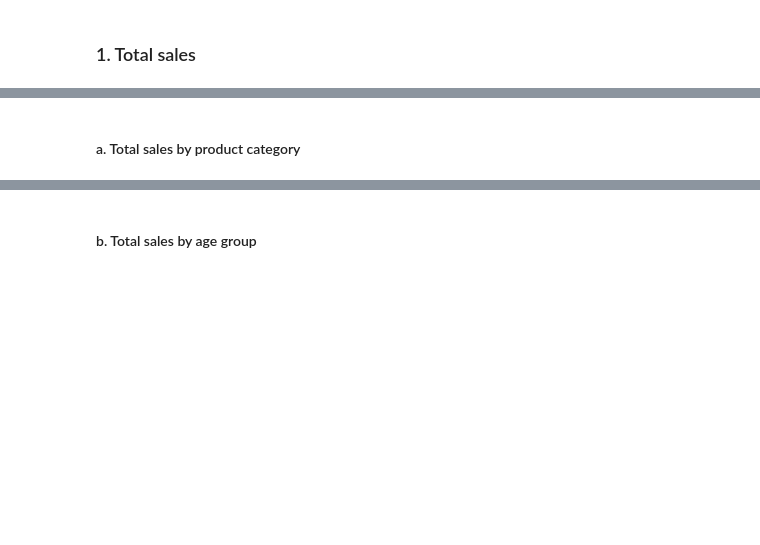
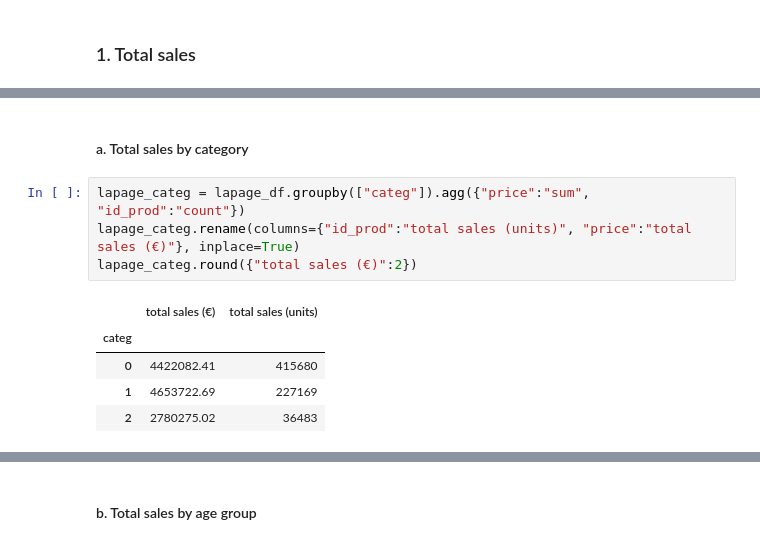
Before and after one commit to donia-nefiz/Analyze-bookstore-sales-with-Python, a Jupyter notebook: Analyze-bookstore-sales-with-Python.ipynb, the cells around one changed output, grey strips where cells are left out. Saved outputs shown, nothing was run; the diff lists cells and outputs as text; blank space fills up the shorter version.

```diff
--- a/Analyze-bookstore-sales-with-Python.ipynb
+++ b/Analyze-bookstore-sales-with-Python.ipynb
@@ -610,7 +621,17 @@ lapage_df.to_csv("lapage_df.csv", encoding='utf-8', index=False)
 # %% [markdown]
 <a id='another_cell_e'></a>
 # %% [markdown]
-#### a. Total sales by product category
+#### a. Total sales by category
+# %%
+lapage_categ = lapage_df.groupby(["categ"]).agg({"price":"sum", "id_prod":"count"})
+lapage_categ.rename(columns={"id_prod":"total sales (units)", "price":"total sales (€)"}, inplace=True)
+lapage_categ.round({"total sales (€)":2})
+# %% [output]
+|  | total sales (€) | total sales (units) |
+| categ |  |  |
+| 0 | 4422082.41 | 415680 |
+| 1 | 4653722.69 | 227169 |
+| 2 | 2780275.02 | 36483 |
 # %% [markdown]
 <a id='another_cell_f'></a>
 # %% [markdown]
```
Also changed, not shown: parts of 16 cells of this notebook.
